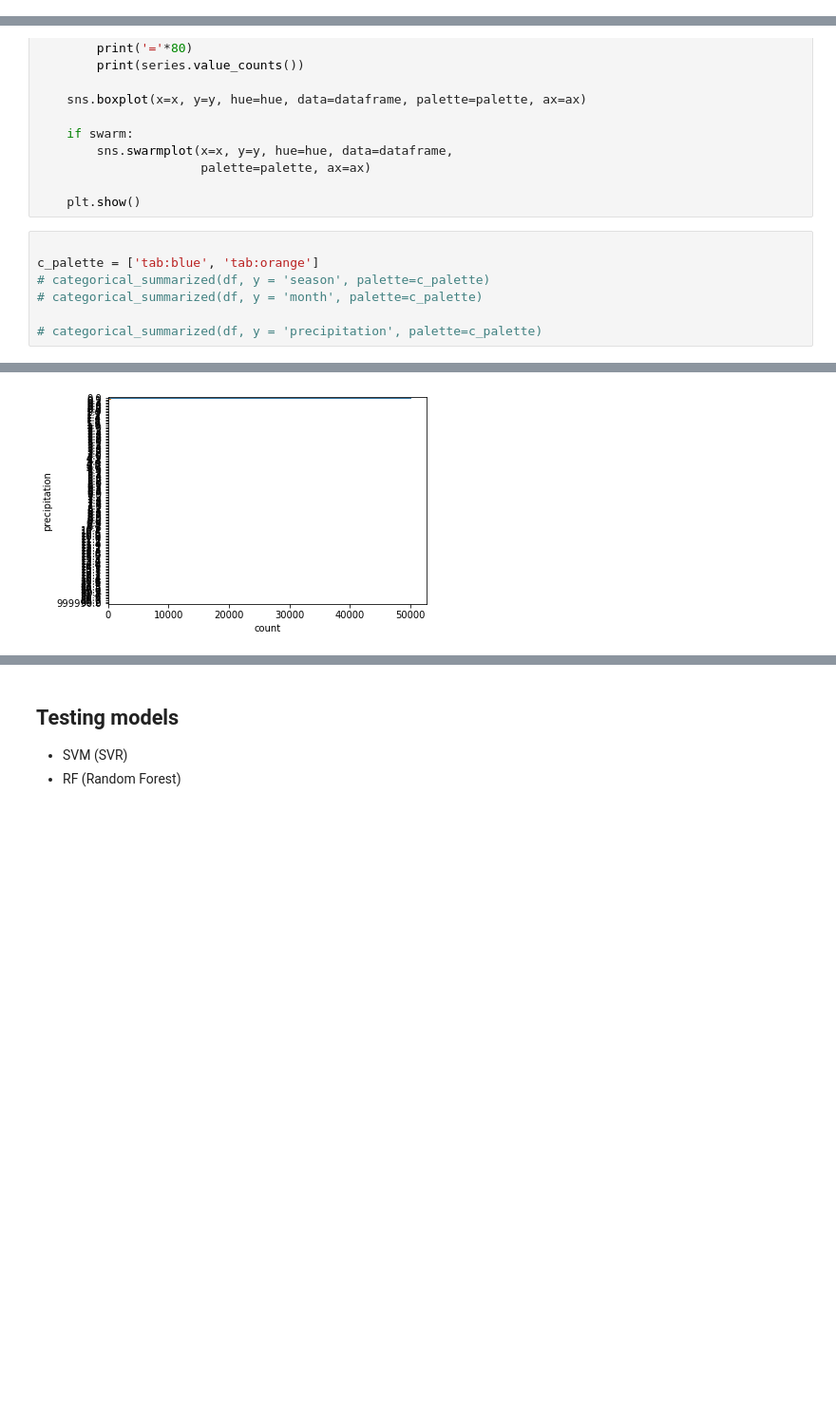
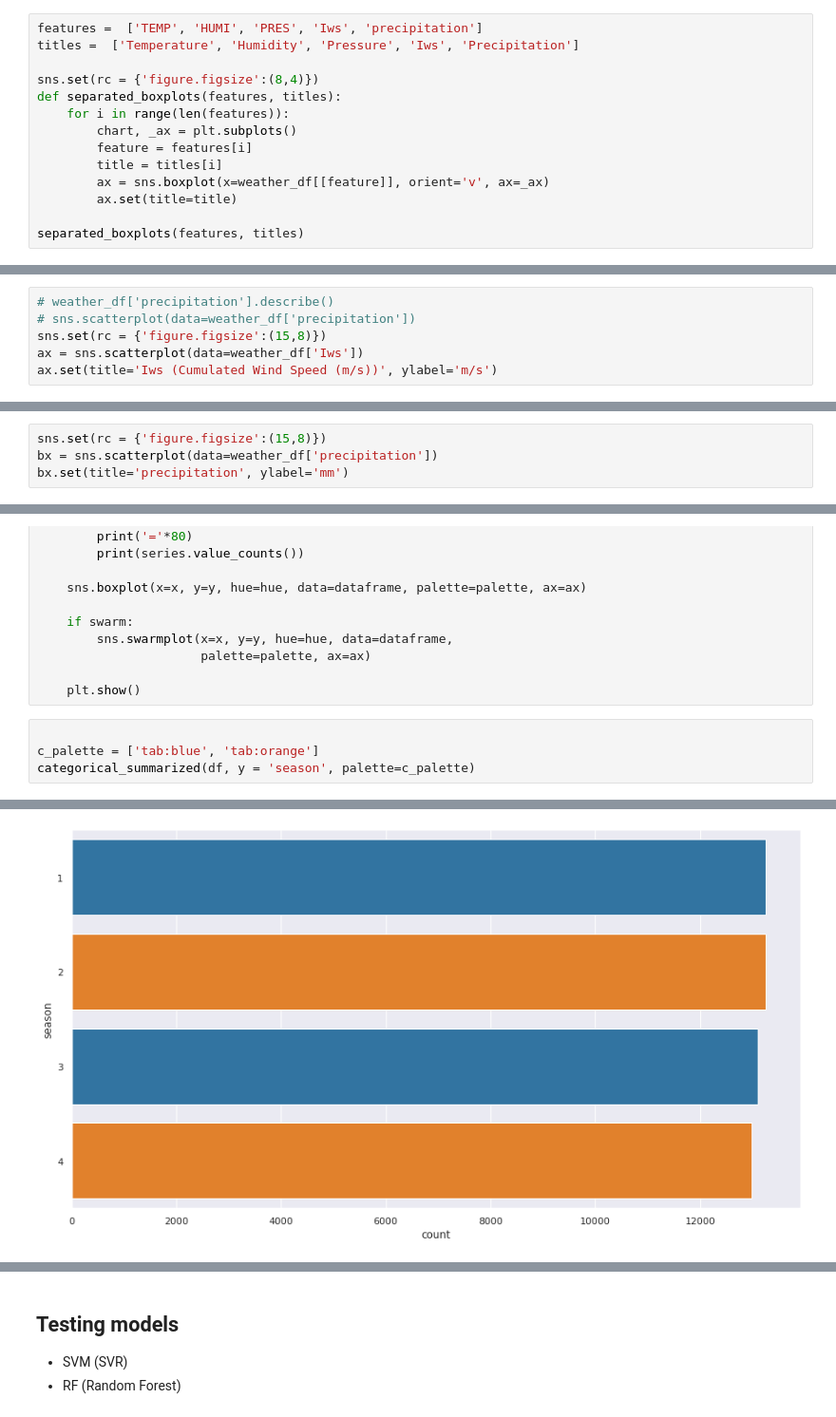
Before and after one commit to anargu/environmental-monitor, a Jupyter notebook: exploring data.ipynb, the cells around one changed output, grey strips where cells are left out. Shown at 95% size. Saved outputs shown, nothing was run; the diff lists cells and outputs as text; blank space fills up the shorter version.

Commit message:
updated data exploration

```diff
--- a/exploring data.ipynb
+++ b/exploring data.ipynb
@@ -20,0 +47,14 @@ df.describe()
+# %%
+features =  ['TEMP', 'HUMI', 'PRES', 'Iws', 'precipitation']
+titles =  ['Temperature', 'Humidity', 'Pressure', 'Iws', 'Precipitation']
+
+sns.set(rc = {'figure.figsize':(8,4)})
+def separated_boxplots(features, titles):
+    for i in range(len(features)):
+        chart, _ax = plt.subplots()
+        feature = features[i]
+        title = titles[i]
+        ax = sns.boxplot(x=weather_df[[feature]], orient='v', ax=_ax)
+        ax.set(title=title)
+
+separated_boxplots(features, titles)
@@ -20,0 +69,6 @@ df.describe()
+# %%
+# weather_df['precipitation'].describe()
+# sns.scatterplot(data=weather_df['precipitation'])
+sns.set(rc = {'figure.figsize':(15,8)})
+ax = sns.scatterplot(data=weather_df['Iws'])
+ax.set(title='Iws (Cumulated Wind Speed (m/s))', ylabel='m/s')
@@ -20,0 +80,4 @@ df.describe()
+# %%
+sns.set(rc = {'figure.figsize':(15,8)})
+bx = sns.scatterplot(data=weather_df['precipitation'])
+bx.set(title='precipitation', ylabel='mm')
@@ -116,8 +182,5 @@ def quantitative_summarized(dataframe, x=None, y=None, hue=None, palette='Set1',
 # %%
 
 c_palette = ['tab:blue', 'tab:orange']
-# categorical_summarized(df, y = 'season', palette=c_palette)
-# categorical_summarized(df, y = 'month', palette=c_palette)
-
-# categorical_summarized(df, y = 'precipitation', palette=c_palette)
+categorical_summarized(df, y = 'season', palette=c_palette)
 # %% [output]
@@ -141 +205 @@ Name: precipitation, Length: 143, dtype: int64
-[figure, old version]
+[figure, new version]
```
Also changed, not shown: parts of 18 cells of this notebook, 1 other file.
